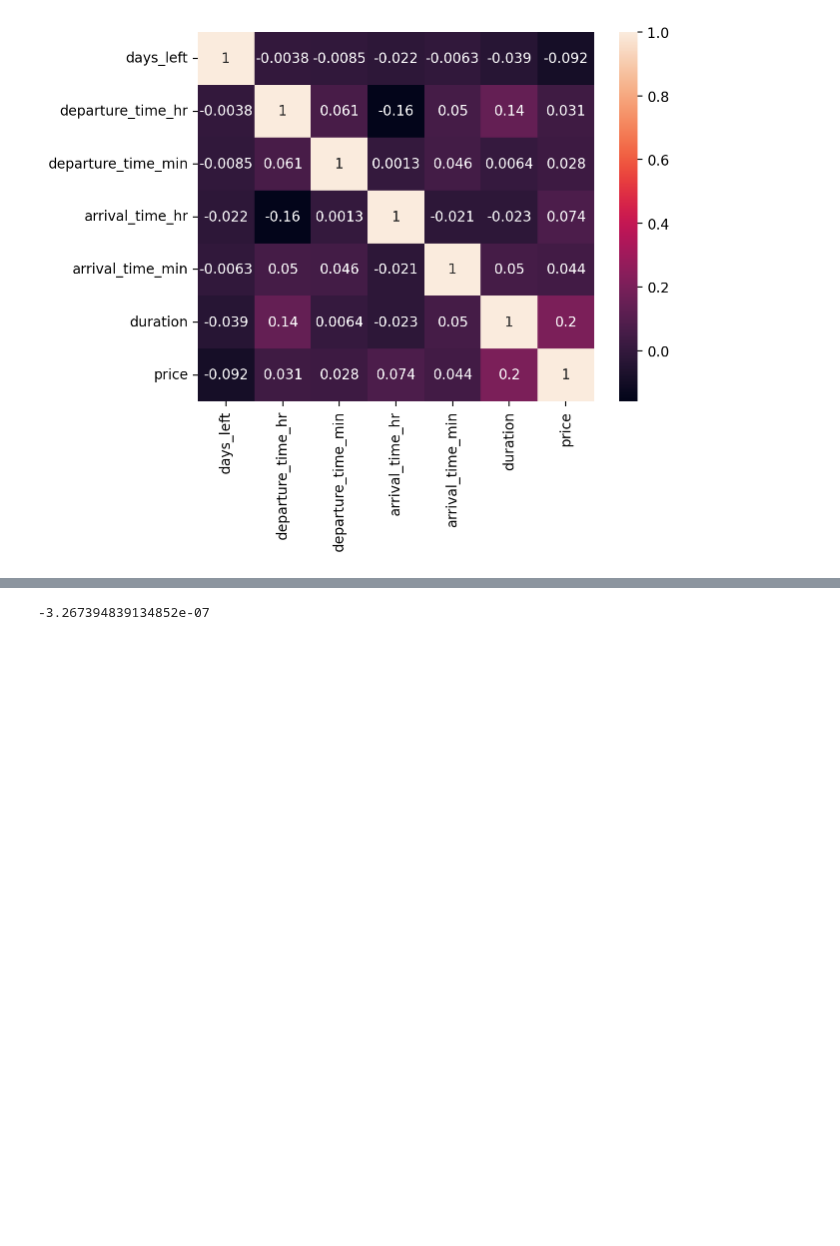
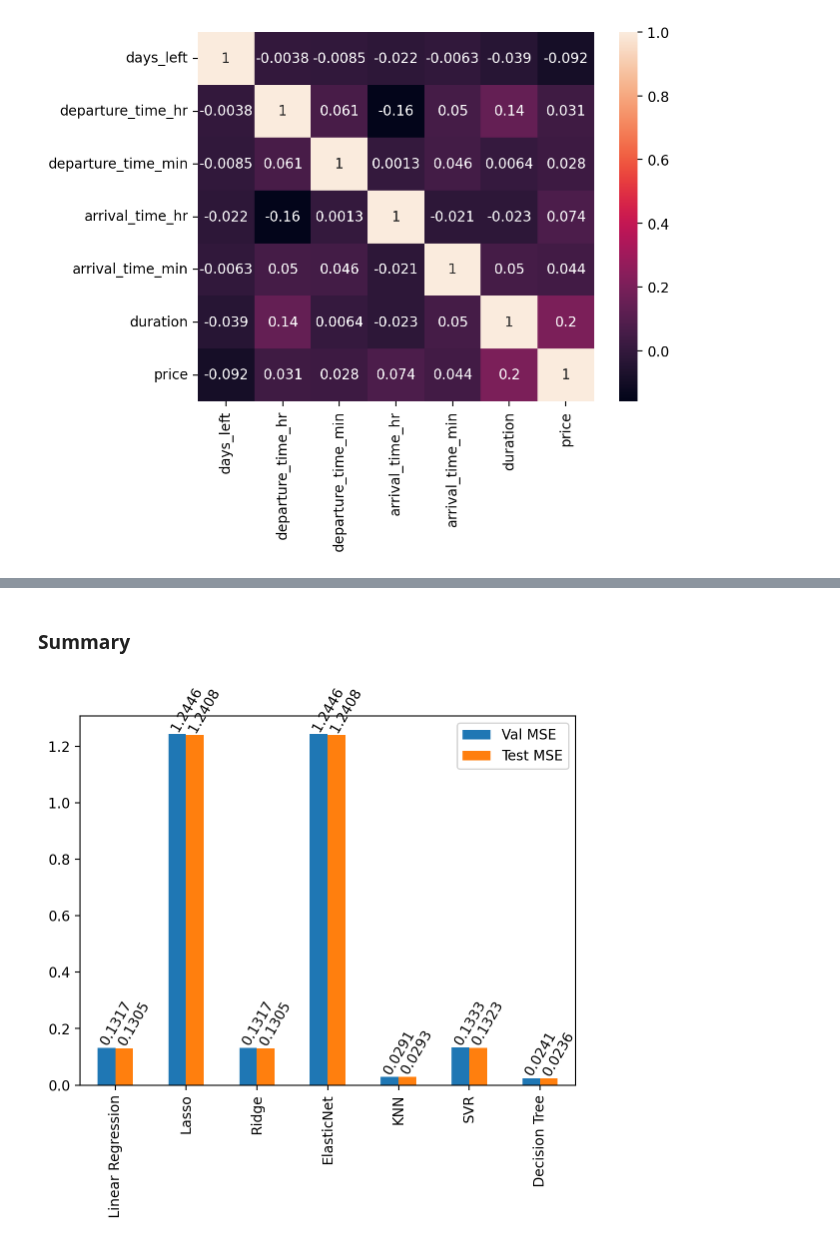
Before and after one commit to yjoer/flight-price-prediction, a Jupyter notebook: notebook.ipynb, the cells around one changed output, grey strips where cells are left out. Cells and saved outputs as stored; diff of their text form; code cells hidden in the pictures; blank space fills up the shorter version.

Commit message:
Finalize modelling and evaluation

```diff
--- a/notebook.ipynb
+++ b/notebook.ipynb
@@ -300,3 +350,3 @@ scores = []
 # %%
-for model in models:
-    model.fit(X_train_scaled, y_train_scaled)
+for name, model in models.items():
+  model.fit(X_train_scaled, y_train_scaled)
@@ -315,17 +353,31 @@ y_test_scaled = np.log1p(y_test)
-# %%
-def evaluate(y_test, y_pred):
-    return {
-        "mae": mean_absolute_error(y_test, y_pred),
-        "mape": mean_absolute_percentage_error(y_test, y_pred),
-        "mse": mean_squared_error(y_test, y_pred),
-        "r2": r2_score(y_test, y_pred)
-    }
-# %%
-for model in models:
-    y_pred = np.expm1(model.predict(X_test_scaled))
-    scores.append(evaluate(y_test, y_pred))
-# %%
-models[1].score(X_test_scaled, y_test_scaled)
-# %% [output]
--3.267394839134852e-07
+# %%
+for name, model in models.items():
+  val_mse, test_mse, actual_scores = evaluate(model)
+
+  baseline_val_scores[name] = val_mse
+  baseline_test_scores[name] = test_mse
+  baseline_test_scores_actual[name] = actual_scores
+# %% [markdown]
+### Summary
+# %%
+baseline_val_scores_df = pd.DataFrame(
+  {
+    "Val MSE": baseline_val_scores.values(),
+    "Test MSE": baseline_test_scores.values()
+  },
+  index=baseline_val_scores.keys()
+)
+
+ax = baseline_val_scores_df.plot.bar()
+
+for p in ax.patches:
+    x = p.get_x()
+    y = p.get_height() + 0.01
+    label = f"{np.round(p.get_height(), 4):.4f}"
+
+    ax.annotate(label, (x, y), ha='left', rotation=60)
+
+plt.show()
+# %% [output]
+[figure, added]
 # %%
```
Also changed, not shown: parts of 65 cells of this notebook, 7 other files.
